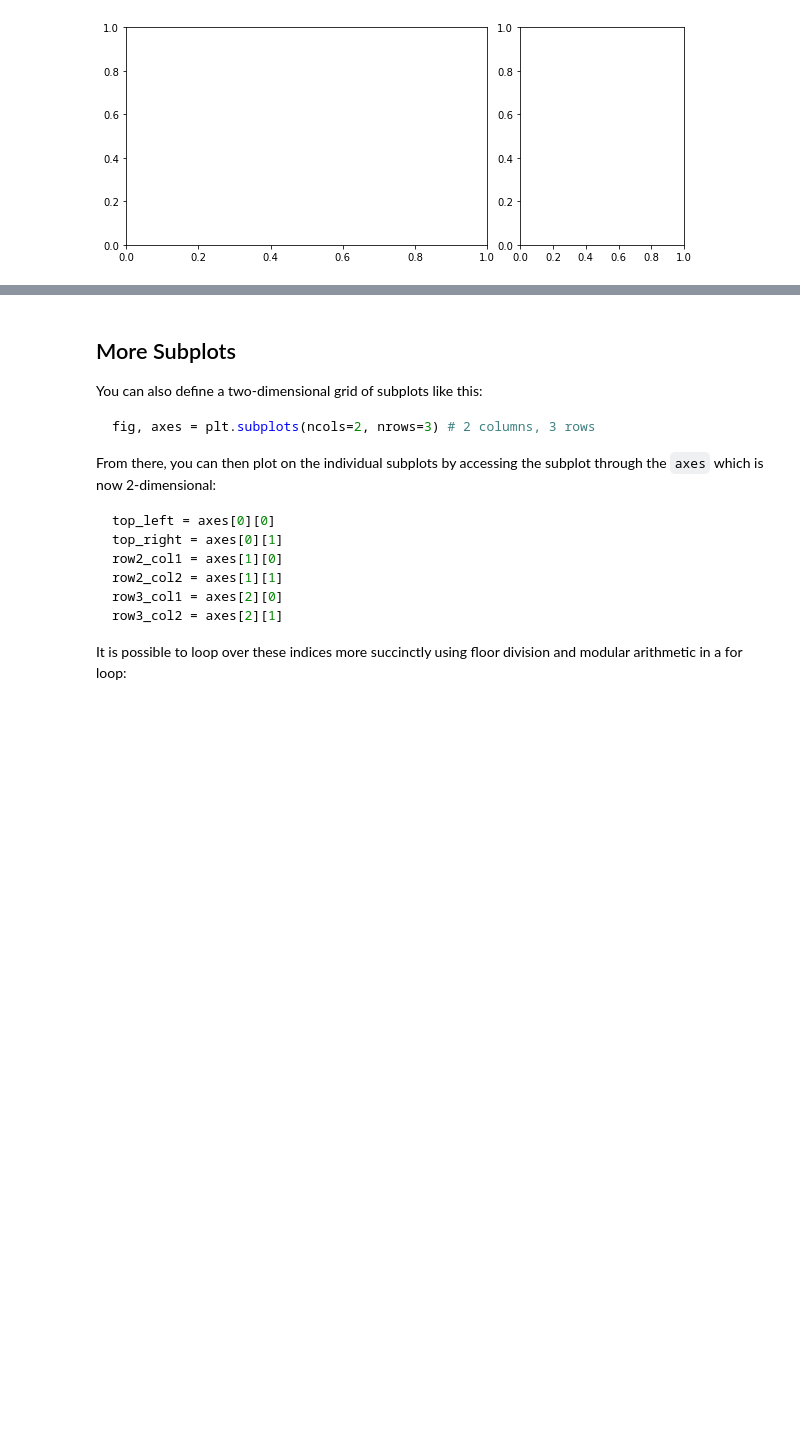
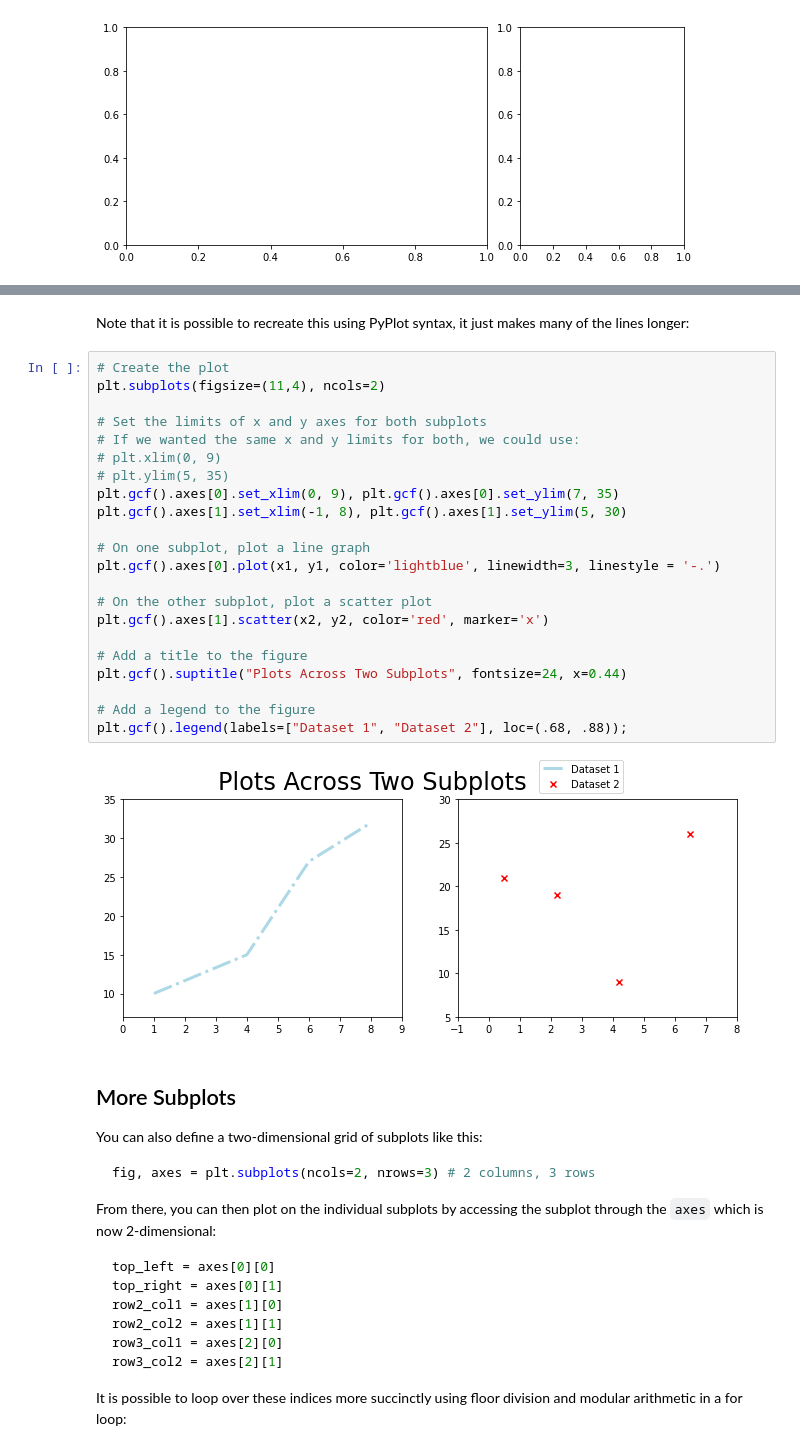
Before and after one commit to learn-co-curriculum/dsc-more-practice-with-matplotlib, a Jupyter notebook: index.ipynb, the cells around one changed output, grey strips where cells are left out. Cells and saved outputs as stored; diff of their text form; blank space fills up the shorter version.

```diff
--- a/index.ipynb
+++ b/index.ipynb
@@ -432,3 +486,29 @@ fig.legend(labels=["Dataset 1", "Dataset 2"], loc=(.68, .88));
+# %% [markdown]
+Note that it is possible to recreate this using PyPlot syntax, it just makes many of the lines longer:
+# %%
+# Create the plot
+plt.subplots(figsize=(11,4), ncols=2)
+
+# Set the limits of x and y axes for both subplots
+# If we wanted the same x and y limits for both, we could use:
+# plt.xlim(0, 9)
+# plt.ylim(5, 35)
+plt.gcf().axes[0].set_xlim(0, 9), plt.gcf().axes[0].set_ylim(7, 35)
+plt.gcf().axes[1].set_xlim(-1, 8), plt.gcf().axes[1].set_ylim(5, 30)
+
+# On one subplot, plot a line graph
+plt.gcf().axes[0].plot(x1, y1, color='lightblue', linewidth=3, linestyle = '-.')
+
+# On the other subplot, plot a scatter plot
+plt.gcf().axes[1].scatter(x2, y2, color='red', marker='x')
+
+# Add a title to the figure
+plt.gcf().suptitle("Plots Across Two Subplots", fontsize=24, x=0.44)
+
+# Add a legend to the figure
+plt.gcf().legend(labels=["Dataset 1", "Dataset 2"], loc=(.68, .88));
+# %% [output]
+[figure, added]
 # %% [markdown]
 ## More Subplots
 
```
Also changed, not shown: parts of 11 cells of this notebook, 34 other files.
